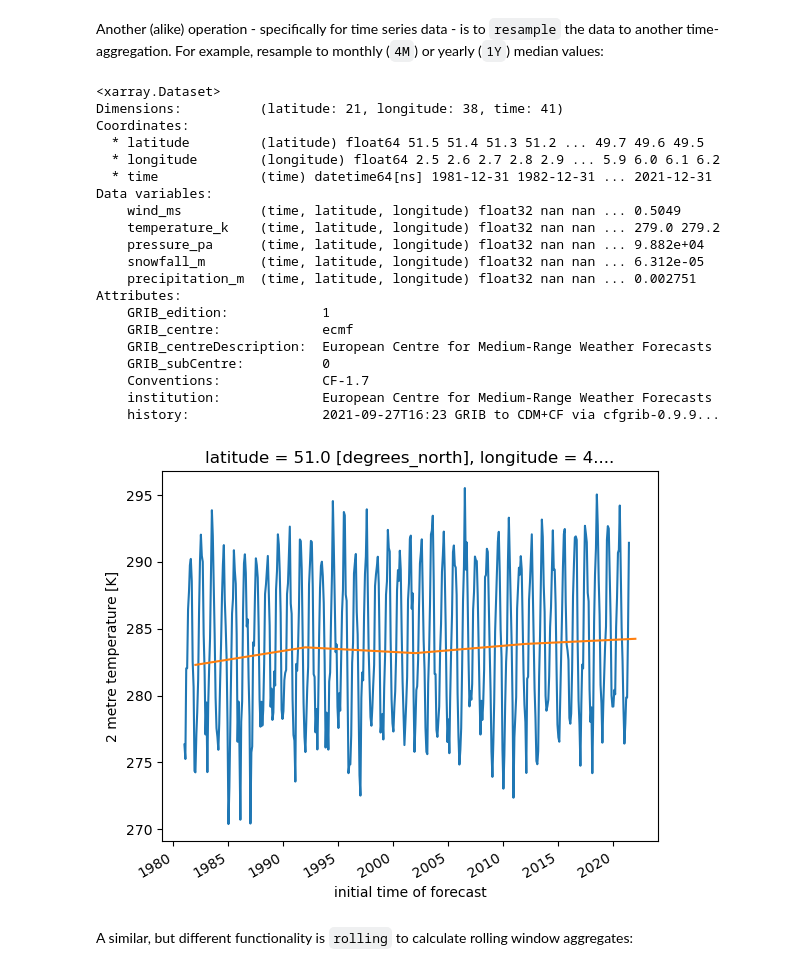
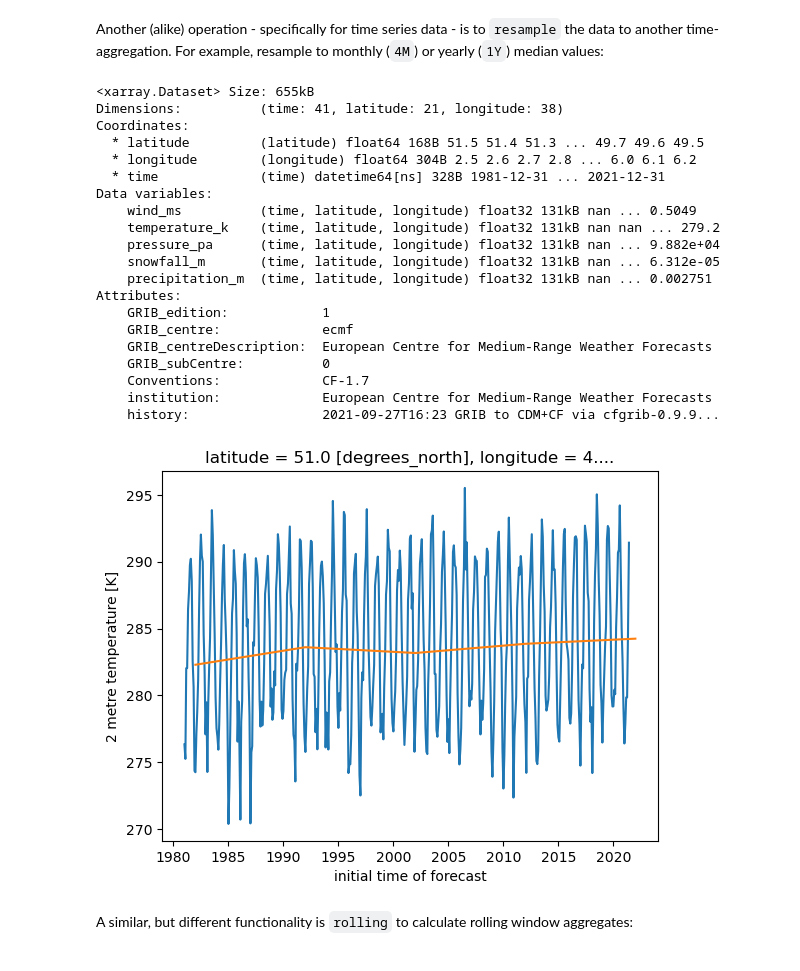
Before and after one commit to jorisvandenbossche/course-python-geospatial, a Jupyter notebook: notebooks/12-xarray-advanced.ipynb, the cells around one changed output. Cells and saved outputs as stored; diff of their text form; code cells hidden in the pictures.

```diff
--- a/notebooks/12-xarray-advanced.ipynb
+++ b/notebooks/12-xarray-advanced.ipynb
@@ -621,20 +641,20 @@ The `groupby` method splits the data set in groups, applies some function _on ea
 # %% [markdown]
 Another (alike) operation - specifically for time series data - is to `resample` the data to another time-aggregation. For example, resample to monthly (`4M`) or yearly (`1Y`) median values:
 # %%
-era5_renamed.resample(time="1Y").median()  # 4M
+era5_renamed.resample(time="1YE").median()  # 4M
 # %% [output]
-<xarray.Dataset>
-Dimensions:          (latitude: 21, longitude: 38, time: 41)
+<xarray.Dataset> Size: 655kB
+Dimensions:          (time: 41, latitude: 21, longitude: 38)
 Coordinates:
-  * latitude         (latitude) float64 51.5 51.4 51.3 51.2 ... 49.7 49.6 49.5
-  * longitude        (longitude) float64 2.5 2.6 2.7 2.8 2.9 ... 5.9 6.0 6.1 6.2
-  * time             (time) datetime64[ns] 1981-12-31 1982-12-31 ... 2021-12-31
+  * latitude         (latitude) float64 168B 51.5 51.4 51.3 ... 49.7 49.6 49.5
+  * longitude        (longitude) float64 304B 2.5 2.6 2.7 2.8 ... 6.0 6.1 6.2
+  * time             (time) datetime64[ns] 328B 1981-12-31 ... 2021-12-31
 Data variables:
-    wind_ms          (time, latitude, longitude) float32 nan nan ... 0.5049
-    temperature_k    (time, latitude, longitude) float32 nan nan ... 279.0 279.2
-    pressure_pa      (time, latitude, longitude) float32 nan nan ... 9.882e+04
-    snowfall_m       (time, latitude, longitude) float32 nan nan ... 6.312e-05
-    precipitation_m  (time, latitude, longitude) float32 nan nan ... 0.002751
+    wind_ms          (time, latitude, longitude) float32 131kB nan ... 0.5049
+    temperature_k    (time, latitude, longitude) float32 131kB nan nan ... 279.2
+    pressure_pa      (time, latitude, longitude) float32 131kB nan ... 9.882e+04
+    snowfall_m       (time, latitude, longitude) float32 131kB nan ... 6.312e-05
+    precipitation_m  (time, latitude, longitude) float32 131kB nan ... 0.002751
 Attributes:
     GRIB_edition:            1
     GRIB_centre:             ecmf
@@ -645,9 +665,9 @@ Attributes:
     history:                 2021-09-27T16:23 GRIB to CDM+CF via cfgrib-0.9.9...
 # %%
 era5_renamed["temperature_k"].sel(latitude=51., longitude=4., method="nearest").plot.line(x="time");
-era5_renamed["temperature_k"].sel(latitude=51., longitude=4., method="nearest").resample(time="10Y").median().plot.line(x="time");
+era5_renamed["temperature_k"].sel(latitude=51., longitude=4., method="nearest").resample(time="10YE").median().plot.line(x="time");
 # %% [output]
-[figure, old version]
+[figure, new version]
 # %% [markdown]
 A similar, but different functionality is `rolling` to calculate rolling window aggregates:
 # %%
```
Also changed, not shown: parts of 33 cells of this notebook, 12 other files.
